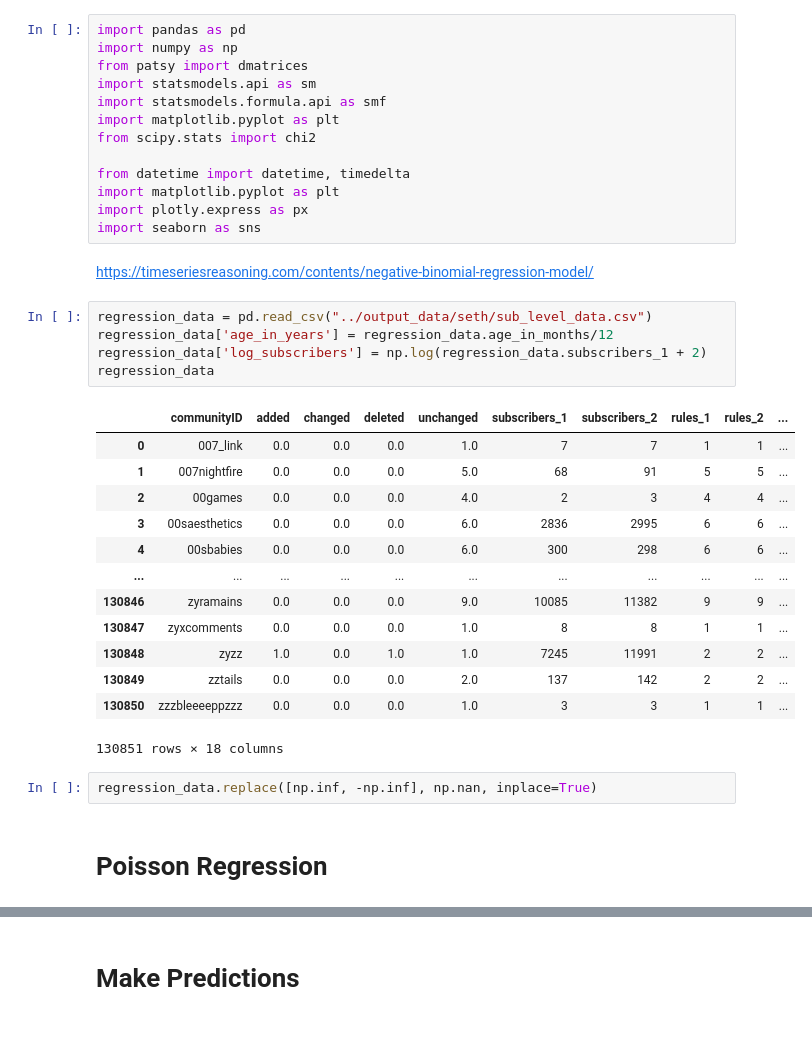
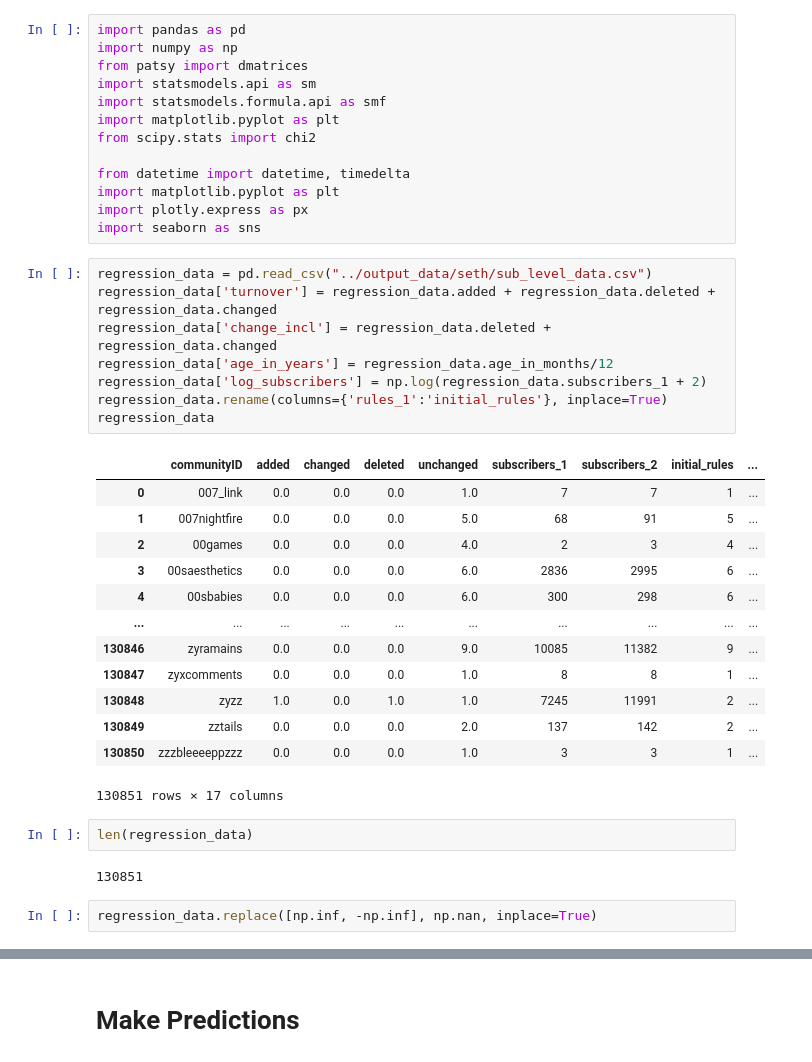
Before and after one commit to nammyk789/reddit-rule-change, a Jupyter notebook: jupyter notebooks/Negative Binomial Regression.ipynb, the cells around one changed output, grey strips where cells are left out. Cells and saved outputs as stored; diff of their text form; blank space fills up the shorter version.

```diff
--- a/jupyter notebooks/Negative Binomial Regression.ipynb
+++ b/jupyter notebooks/Negative Binomial Regression.ipynb
@@ -11,28 +11,31 @@ from datetime import datetime, timedelta
 import matplotlib.pyplot as plt
 import plotly.express as px
 import seaborn as sns
-# %% [markdown]
-https://timeseriesreasoning.com/contents/negative-binomial-regression-model/
 # %%
 regression_data = pd.read_csv("../output_data/seth/sub_level_data.csv")
+regression_data['turnover'] = regression_data.added + regression_data.deleted + regression_data.changed
+regression_data['change_incl'] = regression_data.deleted + regression_data.changed
 regression_data['age_in_years'] = regression_data.age_in_months/12
 regression_data['log_subscribers'] = np.log(regression_data.subscribers_1 + 2)
+regression_data.rename(columns={'rules_1':'initial_rules'}, inplace=True)
 regression_data
 # %% [output]
-|  | communityID | added | changed | deleted | unchanged | subscribers_1 | subscribers_2 | rules_1 | rules_2 | ... |
-| 0 | 007_link | 0.0 | 0.0 | 0.0 | 1.0 | 7 | 7 | 1 | 1 | ... |
-| 1 | 007nightfire | 0.0 | 0.0 | 0.0 | 5.0 | 68 | 91 | 5 | 5 | ... |
-| 2 | 00games | 0.0 | 0.0 | 0.0 | 4.0 | 2 | 3 | 4 | 4 | ... |
-| 3 | 00saesthetics | 0.0 | 0.0 | 0.0 | 6.0 | 2836 | 2995 | 6 | 6 | ... |
-| 4 | 00sbabies | 0.0 | 0.0 | 0.0 | 6.0 | 300 | 298 | 6 | 6 | ... |
-| ... | ... | ... | ... | ... | ... | ... | ... | ... | ... | ... |
-| 130846 | zyramains | 0.0 | 0.0 | 0.0 | 9.0 | 10085 | 11382 | 9 | 9 | ... |
-| 130847 | zyxcomments | 0.0 | 0.0 | 0.0 | 1.0 | 8 | 8 | 1 | 1 | ... |
-| 130848 | zyzz | 1.0 | 0.0 | 1.0 | 1.0 | 7245 | 11991 | 2 | 2 | ... |
-| 130849 | zztails | 0.0 | 0.0 | 0.0 | 2.0 | 137 | 142 | 2 | 2 | ... |
-| 130850 | zzzbleeeeppzzz | 0.0 | 0.0 | 0.0 | 1.0 | 3 | 3 | 1 | 1 | ... |
+|  | communityID | added | changed | deleted | unchanged | subscribers_1 | subscribers_2 | initial_rules | ... |
+| 0 | 007_link | 0.0 | 0.0 | 0.0 | 1.0 | 7 | 7 | 1 | ... |
+| 1 | 007nightfire | 0.0 | 0.0 | 0.0 | 5.0 | 68 | 91 | 5 | ... |
+| 2 | 00games | 0.0 | 0.0 | 0.0 | 4.0 | 2 | 3 | 4 | ... |
+| 3 | 00saesthetics | 0.0 | 0.0 | 0.0 | 6.0 | 2836 | 2995 | 6 | ... |
+| 4 | 00sbabies | 0.0 | 0.0 | 0.0 | 6.0 | 300 | 298 | 6 | ... |
+| ... | ... | ... | ... | ... | ... | ... | ... | ... | ... |
+| 130846 | zyramains | 0.0 | 0.0 | 0.0 | 9.0 | 10085 | 11382 | 9 | ... |
+| 130847 | zyxcomments | 0.0 | 0.0 | 0.0 | 1.0 | 8 | 8 | 1 | ... |
+| 130848 | zyzz | 1.0 | 0.0 | 1.0 | 1.0 | 7245 | 11991 | 2 | ... |
+| 130849 | zztails | 0.0 | 0.0 | 0.0 | 2.0 | 137 | 142 | 2 | ... |
+| 130850 | zzzbleeeeppzzz | 0.0 | 0.0 | 0.0 | 1.0 | 3 | 3 | 1 | ... |
-130851 rows × 18 columns
+130851 rows × 17 columns
+# %%
+len(regression_data)
+# %% [output]
+130851
 # %%
 regression_data.replace([np.inf, -np.inf], np.nan, inplace=True)
-# %% [markdown]
-# Poisson Regression
```
Also changed, not shown: parts of 29 cells of this notebook, 28 other files.
